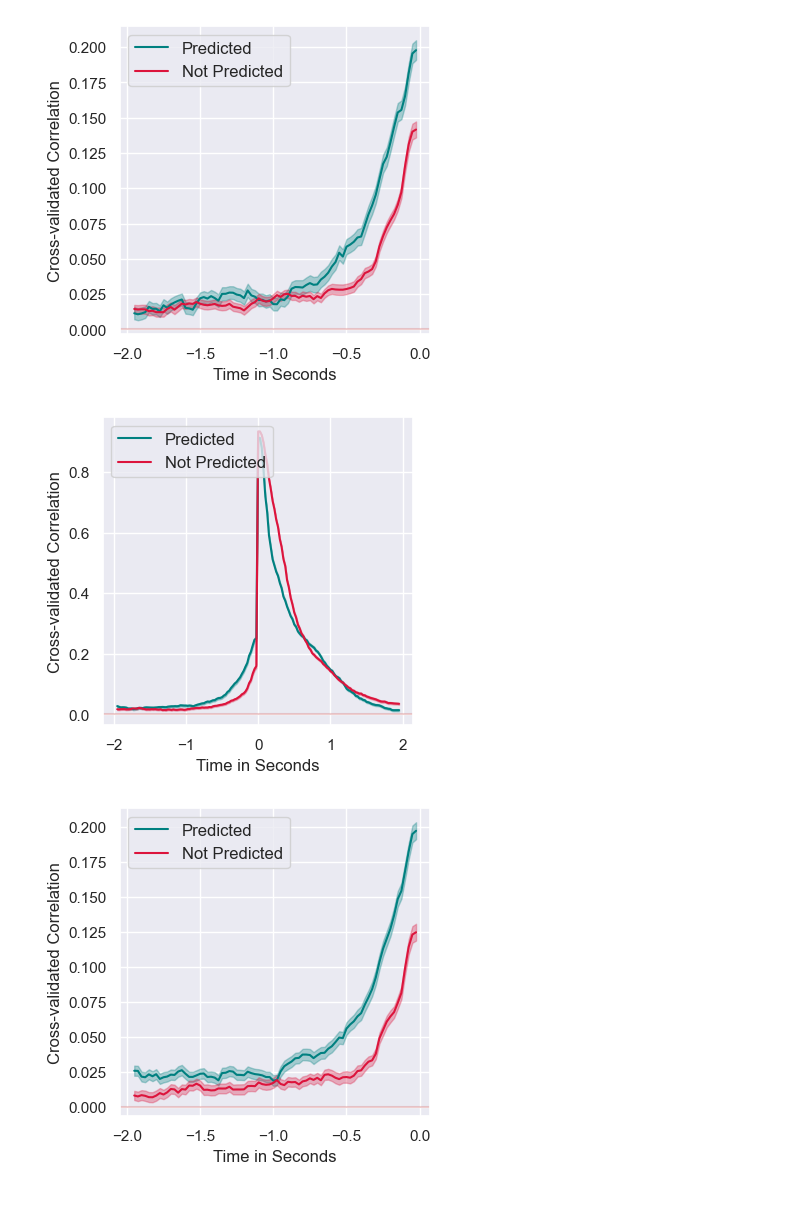
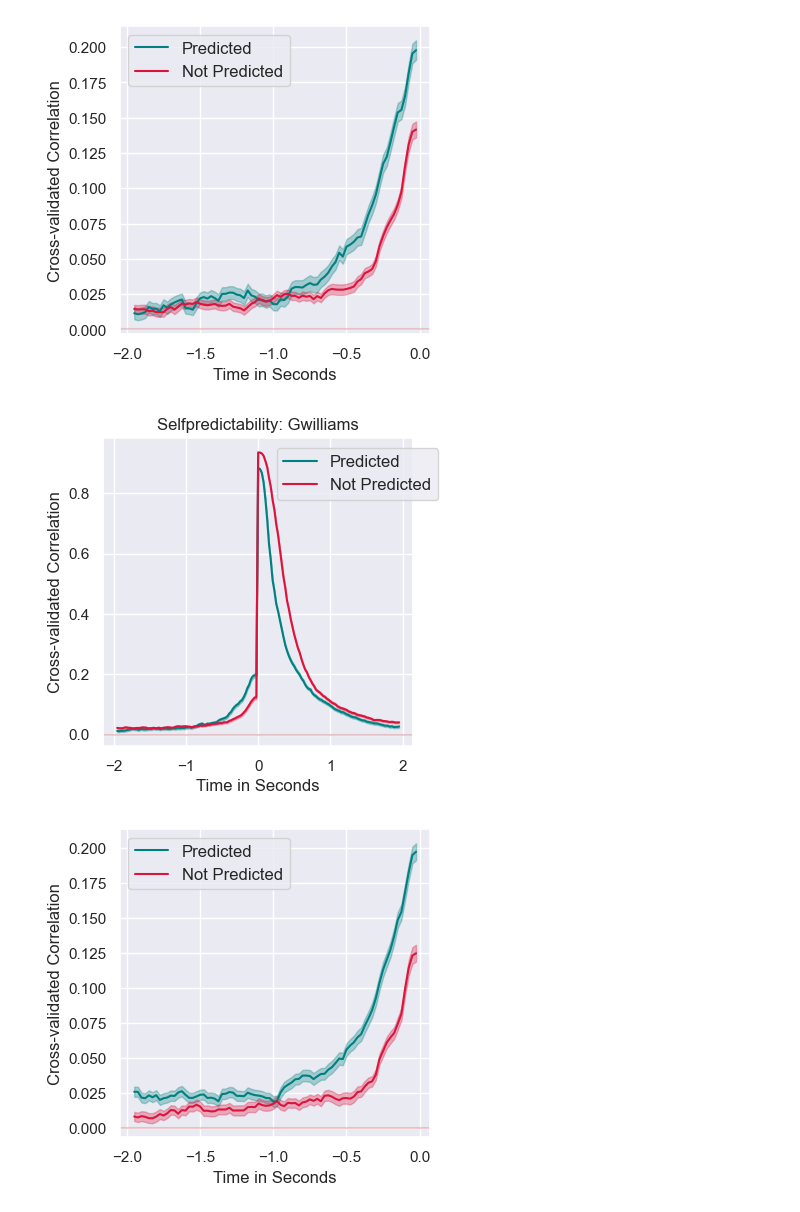
Before and after one commit to InesSchoenmann/Lingpred, a Jupyter notebook: notebooks/Compute_Selfpredictability.ipynb, the cells around one changed output. Drawn from its saved outputs; the diff is of its cells as text; code cells hidden in the pictures.

```diff
--- a/notebooks/Compute_Selfpredictability.ipynb
+++ b/notebooks/Compute_Selfpredictability.ipynb
@@ -17,8 +17,8 @@ import matplotlib as plt
 from matplotlib import pyplot as plt
 sns.set_theme()
 # %%
-dataset = 'Armeni'
-#dataset = 'Gwilliams'
+#dataset = 'Armeni'
+dataset = 'Gwilliams'
 #dataset = 'Goldstein'
 
 if dataset == 'Goldstein':
@@ -149,25 +188,6 @@ if dataset == 'Armeni':
 # Let's get X matrices for arbitrary vectors:
 
 from lingpred_new.encoding_analysis import make_arbitrary_static_vectors
-from lingpred_new.utils import get_words_onsets_offsets, get_runs
-
-# dummy variables needed for that get_run functions
-session = 1
-subject = 1
-task    = '0'
-
-# Let's get the dataframe containing the words:
-runs     = get_runs(dataset, session, subject, task)
-words_df = pd.DataFrame()
-
-for run in runs:
-    if len(runs)==1:
-        words_df = get_words_onsets_offsets(dataset, subject=subject, session=session, run=run)
-    else:
-        temp     = get_words_onsets_offsets(dataset, subject=subject, session=session, run=run)
-        words_df = pd.concat([words_df, temp])
-
-len(words_df)
 
 # make arbitrary vectors, and residualised arbitrary vectors:
 X_arbitrary_vectors = make_arbitrary_static_vectors(words_df, dim=300)
@@ -208,8 +228,11 @@ len(matched_PoS), len(words_df)
 ## Get the indices to make the y matrix
 # %%
 # load the indices:
-if dataset in ('Goldstein', 'Gwilliams'):
+if dataset in ('Gwilliams'):
     with open(f'../audio/{dataset}/indices_all_tasks.pkl', 'rb') as f:
+        indices = pickle.load(f)
+if dataset in ('Goldstein'):
+    with open(f'../audio/{dataset}/indices.pkl', 'rb') as f:
         indices = pickle.load(f)
 elif dataset == "Armeni":
     with open('../data/Armeni/self_predictability/indices_session_1.pkl', 'rb') as f:
@@ -493,29 +514,30 @@ fig_path = '../figures/supplementary/' +'Selfpredictability-{}-prediction_split_
 # %%
 
 # get model names
 models = ['Top 1', 'Not Predicted']
 labels = ['Predicted', 'Not Predicted']
 
 
 fig, (ax1) = plt.subplots(1, 1, figsize=(4, 4))
 
 for i, key in enumerate([selfpred_Glove_top_1, selfpred_Glove_not_top_1]):
     ax1.plot(times_100, key.mean(axis=0), c=colours[models[i]], label=labels[i])
     ax1.fill_between(times_100, lowerCI(key),
                                 upperCI(key), color=colours[models[i]], alpha=0.3)
 
-ax1.legend(fontsize=12, loc=2)
+ax1.legend(fontsize=12, loc=(0.56, 0.8))
 ax1.set_xlabel('Time in Seconds', fontsize=12)
 ax1.set_ylabel('Cross-validated Correlation', fontsize=12)
 ax1.axhline(c='indianred',  alpha=0.3)
 #ax1.set_title(dataset+' Selfpredictability: ' + models[0])
+ax1.set_title('Selfpredictability: ' + dataset)
 
 plot_split = True
 top = 1
 fig_path = '../figures/supplementary/' +'Selfpredictability-{}-prediction_split_{}-top_{}.pdf'.format(dataset, plot_split, top)
 #plt.savefig(fig_path, format='pdf', bbox_inches='tight')
 # %% [output]
-[figure, old version]
+[figure, new version]
 # %%
 
 # get model names
```
Also changed, not shown: parts of 10 cells of this notebook, 9 other files.
